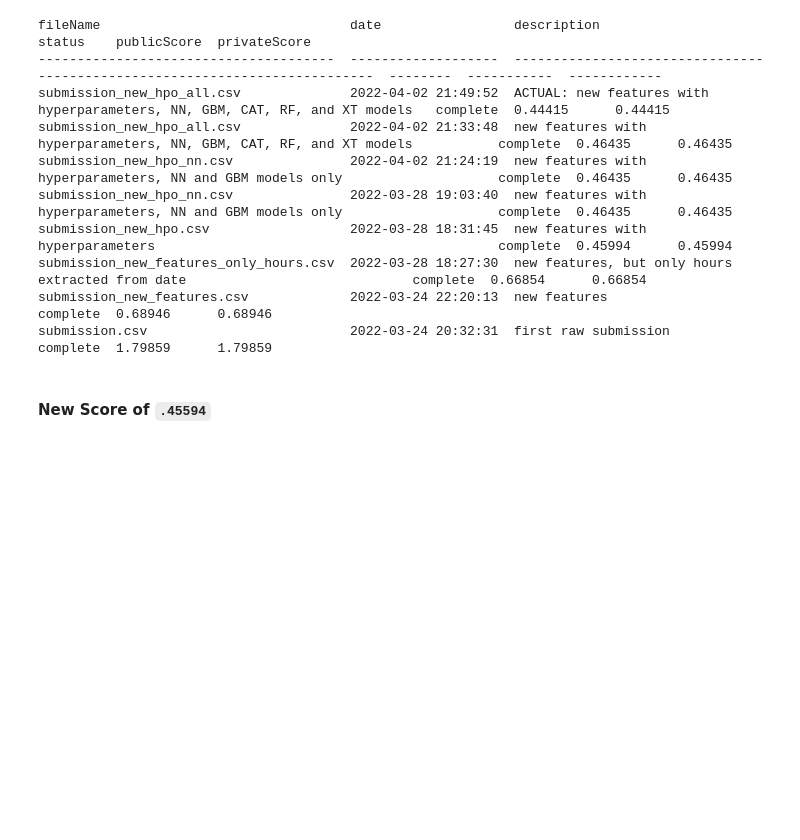
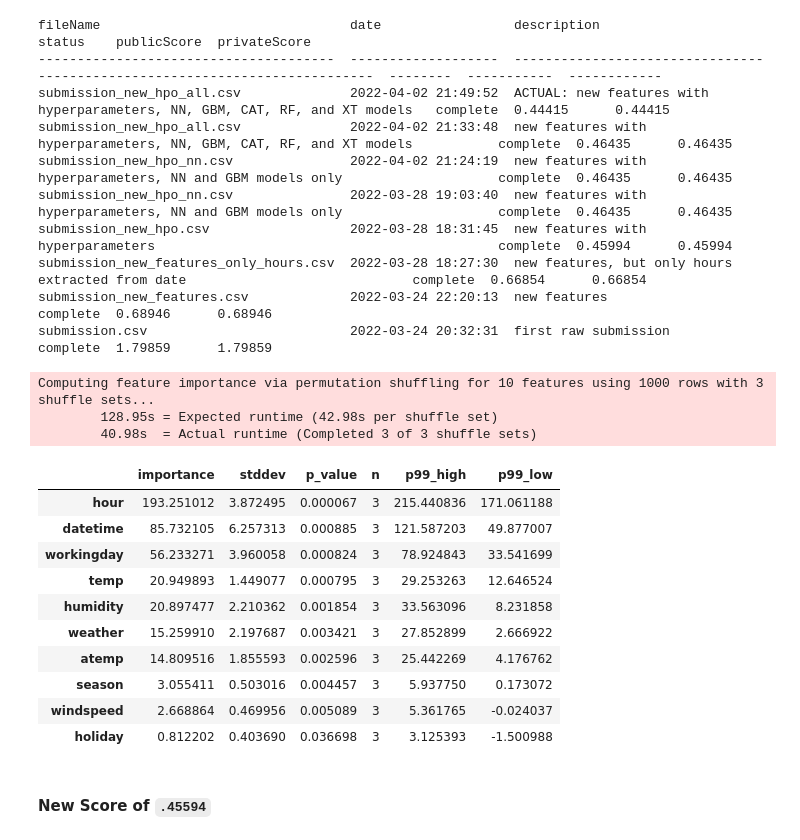
Before and after one commit to singebete/cd0385-project-starter, a Jupyter notebook: project/project-template.ipynb, the cells around one changed output. Saved outputs shown, nothing was run; the diff lists cells and outputs as text; code cells hidden in the pictures; blank space fills up the shorter version.

```diff
--- a/project/project-template.ipynb
+++ b/project/project-template.ipynb
@@ -1237,6 +1237,23 @@ submission_new_hpo.csv                  2022-03-28 18:31:45  new features with h
 submission_new_features_only_hours.csv  2022-03-28 18:27:30  new features, but only hours extracted from date                             complete  0.66854      0.66854
 submission_new_features.csv             2022-03-24 22:20:13  new features                                                                 complete  0.68946      0.68946
 submission.csv                          2022-03-24 20:32:31  first raw submission                                                         complete  1.79859      1.79859
+# %%
+predictor_new_hpo_all.feature_importance(hyper_param_train)
+# %% [output]
+Computing feature importance via permutation shuffling for 10 features using 1000 rows with 3 shuffle sets...
+        128.95s = Expected runtime (42.98s per shuffle set)
+        40.98s  = Actual runtime (Completed 3 of 3 shuffle sets)
+|  | importance | stddev | p_value | n | p99_high | p99_low |
+| hour | 193.251012 | 3.872495 | 0.000067 | 3 | 215.440836 | 171.061188 |
+| datetime | 85.732105 | 6.257313 | 0.000885 | 3 | 121.587203 | 49.877007 |
+| workingday | 56.233271 | 3.960058 | 0.000824 | 3 | 78.924843 | 33.541699 |
+| temp | 20.949893 | 1.449077 | 0.000795 | 3 | 29.253263 | 12.646524 |
+| humidity | 20.897477 | 2.210362 | 0.001854 | 3 | 33.563096 | 8.231858 |
+| weather | 15.259910 | 2.197687 | 0.003421 | 3 | 27.852899 | 2.666922 |
+| atemp | 14.809516 | 1.855593 | 0.002596 | 3 | 25.442269 | 4.176762 |
+| season | 3.055411 | 0.503016 | 0.004457 | 3 | 5.937750 | 0.173072 |
+| windspeed | 2.668864 | 0.469956 | 0.005089 | 3 | 5.361765 | -0.024037 |
+| holiday | 0.812202 | 0.403690 | 0.036698 | 3 | 3.125393 | -1.500988 |
 # %% [markdown]
 #### New Score of `.45594`
 # %% [markdown]
```
Also changed, not shown: parts of 1 cell of this notebook, 1 other file.
